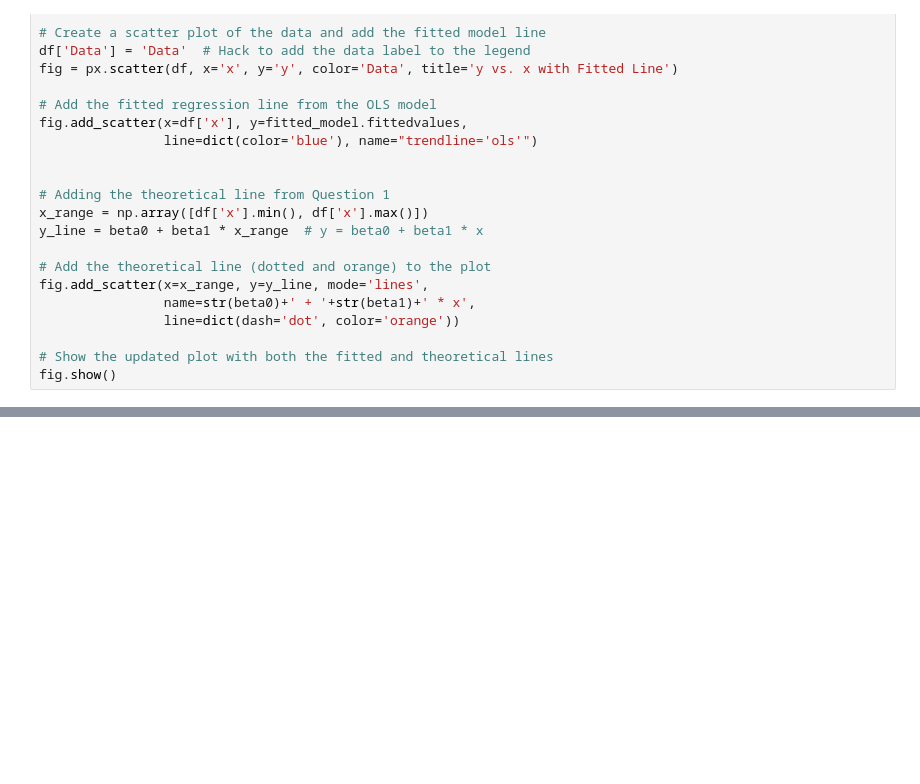
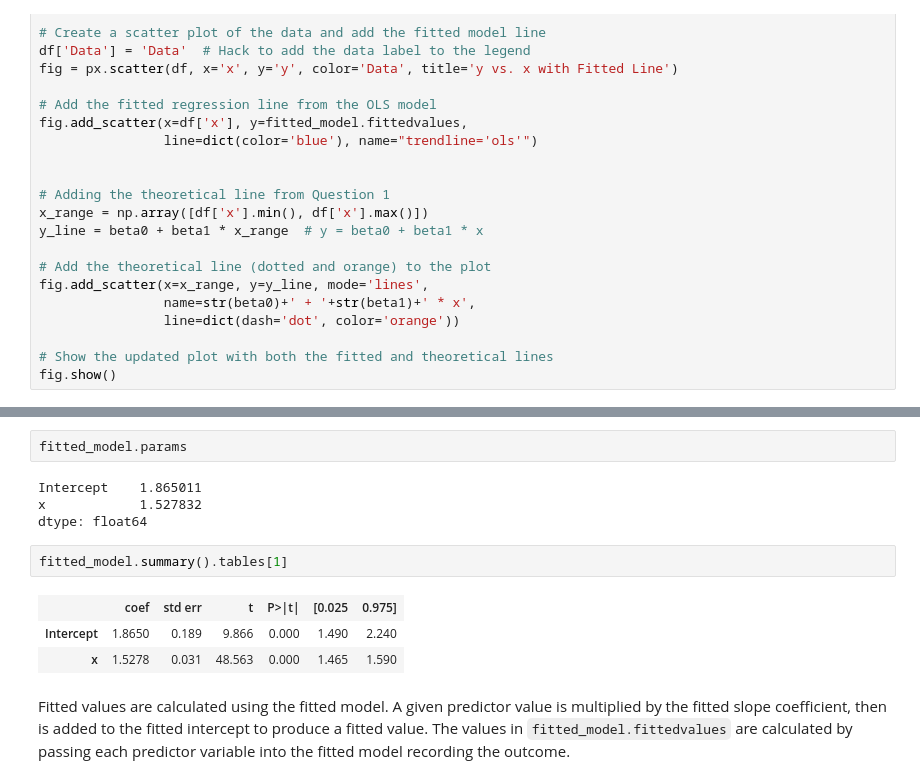
Before and after one commit to KurbyDoo/STA130, a Jupyter notebook: HW/HW 06 - Cayden Wong.ipynb, the cells around one changed output, grey strips where cells are left out. Saved outputs shown, nothing was run; the diff lists cells and outputs as text; blank space fills up the shorter version.

```diff
--- a/HW/HW 06 - Cayden Wong.ipynb
+++ b/HW/HW 06 - Cayden Wong.ipynb
@@ -133,0 +192,14 @@ fig.show()
+# %%
+fitted_model.params
+# %% [output]
+Intercept    1.865011
+x            1.527832
+dtype: float64
+# %%
+fitted_model.summary().tables[1]
+# %% [output]
+|  | coef | std err | t | P>|t| | [0.025 | 0.975] |
+| Intercept | 1.8650 | 0.189 | 9.866 | 0.000 | 1.490 | 2.240 |
+| x | 1.5278 | 0.031 | 48.563 | 0.000 | 1.465 | 1.590 |
+# %% [markdown]
+Fitted values are calculated using the fitted model. A given predictor value is multiplied by the fitted slope coefficient, then is added to the fitted intercept to produce a fitted value. The values in `fitted_model.fittedvalues` are calculated by passing each predictor variable into the fitted model recording the outcome.
```
Also changed, not shown: parts of 12 cells of this notebook.
